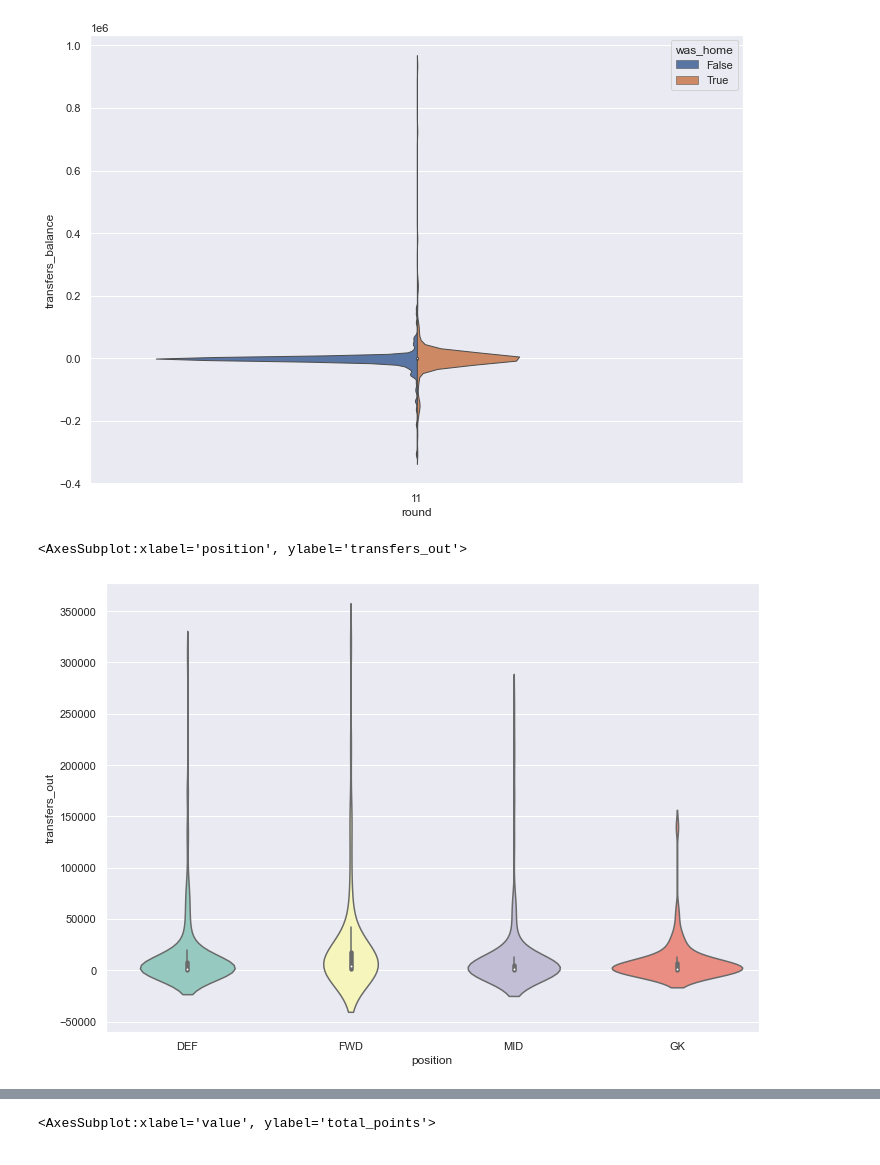
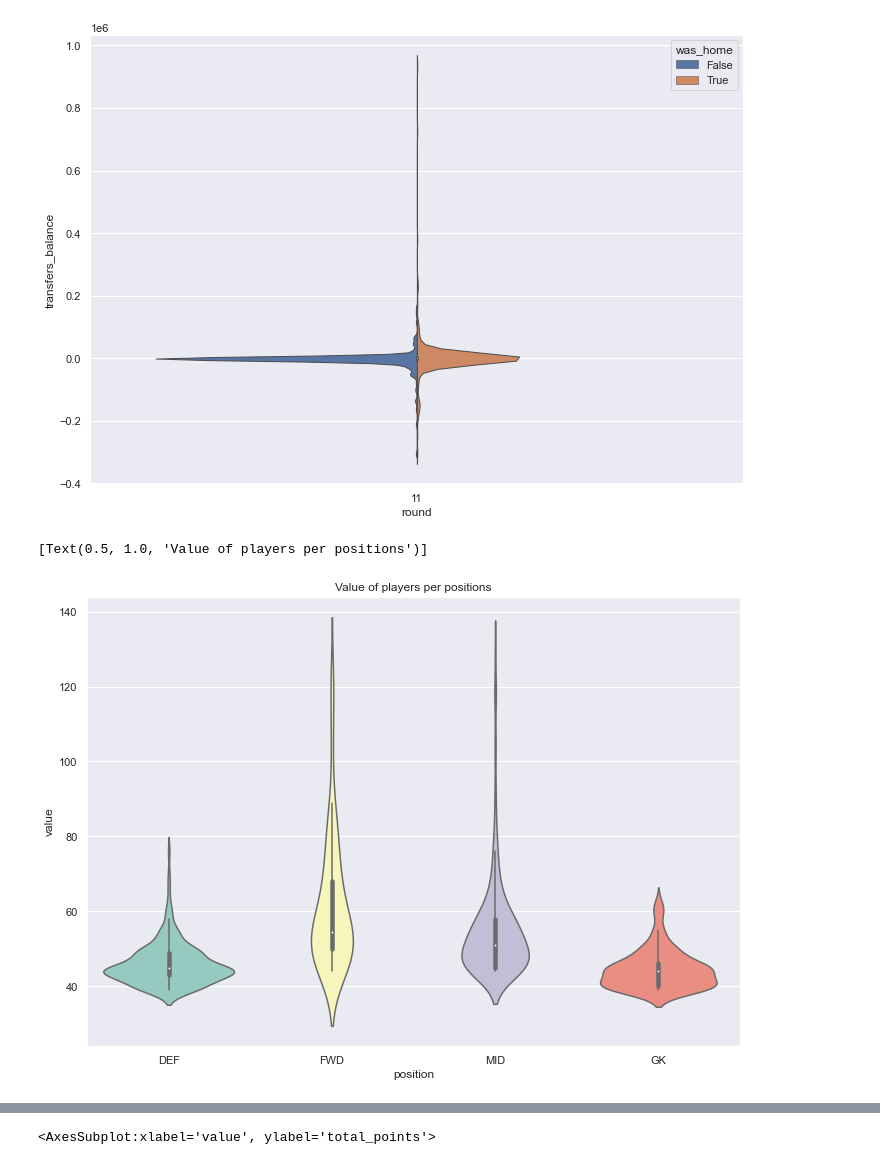
Before and after one commit to WayneQwele/FPLmodel, a Jupyter notebook: graphs.ipynb, the cells around one changed output, grey strips where cells are left out. Drawn from its saved outputs; the diff is of its cells as text; code cells hidden in the pictures.

```diff
--- a/graphs.ipynb
+++ b/graphs.ipynb
@@ -6,6 +8,6 @@ import numpy as np
 sns.set(rc={'figure.figsize':(11.7,8.27)})
 # %%
-gameweek = pd.read_csv('../Fantasy-Premier-League/data/2021-22/gws/merged_gw.csv')
+gameweek = pd.read_csv('TransformedData/GraphingGW.csv')
 pd.set_option("display.max_columns",None)
 sns.set_theme() # To apply basic seaborn theme
 # %%
@@ -42,6 +49,0 @@ gameweek.query("position == 'FWD' & round == 9") # I like this very much easier
-# %%
-
-# home and away indicator
-
-gameweek['was_home_ind'] =gameweek['was_home'].replace({True: 1, False: 0})
-gameweek
@@ -383,19 +342,20 @@ sns.violinplot( x="round"
 [figure]
 # %%
 
+
 sns.violinplot( x="position"
-                , y="transfers_out"
+                ,y="value"
                 #,hue='was_home'
                 , data=trendviolin.query(" round ==11")
                 , palette="Set3"
                 # ,split=True
                 # , bw=.2
                 # , cut=1
                 # , linewidth=1
-                )
+                ).set(title='Value of players per positions')
 # %% [output]
-<AxesSubplot:xlabel='position', ylabel='transfers_out'>
+[Text(0.5, 1.0, 'Value of players per positions')]
-[figure, old version]
+[figure, new version]
 # %%
 trendviolin['playtime'] = trendviolin['minutes'].apply(playtime)
 sns.violinplot( x="position"
```
Also changed, not shown: parts of 22 cells of this notebook, 3 other files.
